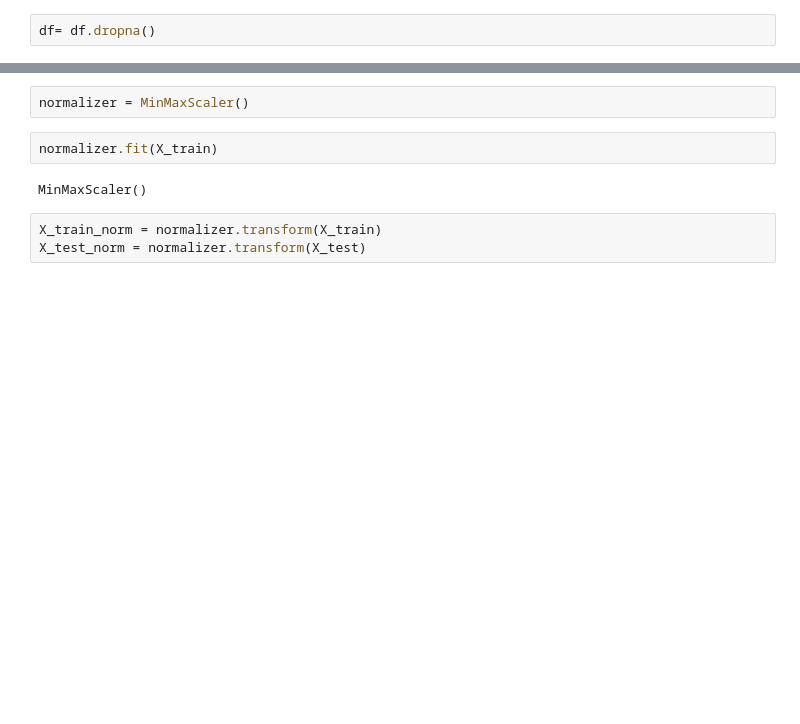
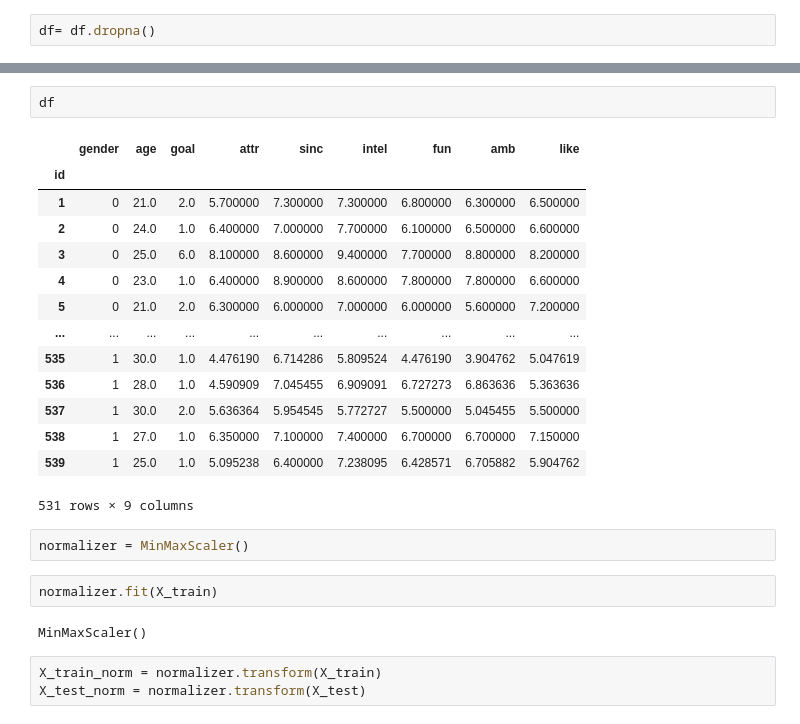
Before and after one commit to reppmaz/match_prediction, a Jupyter notebook: match_prediction.ipynb, the cells around one changed output, grey strips where cells are left out. Saved outputs shown, nothing was run; the diff lists cells and outputs as text; blank space fills up the shorter version.

```diff
--- a/match_prediction.ipynb
+++ b/match_prediction.ipynb
@@ -123,5 +123,22 @@ target = df[['dec']]
 features = df.select_dtypes(include=['number'])
 X_train, X_test, y_train, y_test = train_test_split(features, target, test_size=0.20, random_state=42)
+# %%
+df
+# %% [output]
+|  | gender | age | goal | attr | sinc | intel | fun | amb | like |
+| id |  |  |  |  |  |  |  |  |  |
+| 1 | 0 | 21.0 | 2.0 | 5.700000 | 7.300000 | 7.300000 | 6.800000 | 6.300000 | 6.500000 |
+| 2 | 0 | 24.0 | 1.0 | 6.400000 | 7.000000 | 7.700000 | 6.100000 | 6.500000 | 6.600000 |
+| 3 | 0 | 25.0 | 6.0 | 8.100000 | 8.600000 | 9.400000 | 7.700000 | 8.800000 | 8.200000 |
+| 4 | 0 | 23.0 | 1.0 | 6.400000 | 8.900000 | 8.600000 | 7.800000 | 7.800000 | 6.600000 |
+| 5 | 0 | 21.0 | 2.0 | 6.300000 | 6.000000 | 7.000000 | 6.000000 | 5.600000 | 7.200000 |
+| ... | ... | ... | ... | ... | ... | ... | ... | ... | ... |
+| 535 | 1 | 30.0 | 1.0 | 4.476190 | 6.714286 | 5.809524 | 4.476190 | 3.904762 | 5.047619 |
+| 536 | 1 | 28.0 | 1.0 | 4.590909 | 7.045455 | 6.909091 | 6.727273 | 6.863636 | 5.363636 |
+| 537 | 1 | 30.0 | 2.0 | 5.636364 | 5.954545 | 5.772727 | 5.500000 | 5.045455 | 5.500000 |
+| 538 | 1 | 27.0 | 1.0 | 6.350000 | 7.100000 | 7.400000 | 6.700000 | 6.700000 | 7.150000 |
+| 539 | 1 | 25.0 | 1.0 | 5.095238 | 6.400000 | 7.238095 | 6.428571 | 6.705882 | 5.904762 |
+531 rows × 9 columns
 # %%
 normalizer = MinMaxScaler()
 # %%
```
Also changed, not shown: parts of 14 cells of this notebook, 4 other files.
